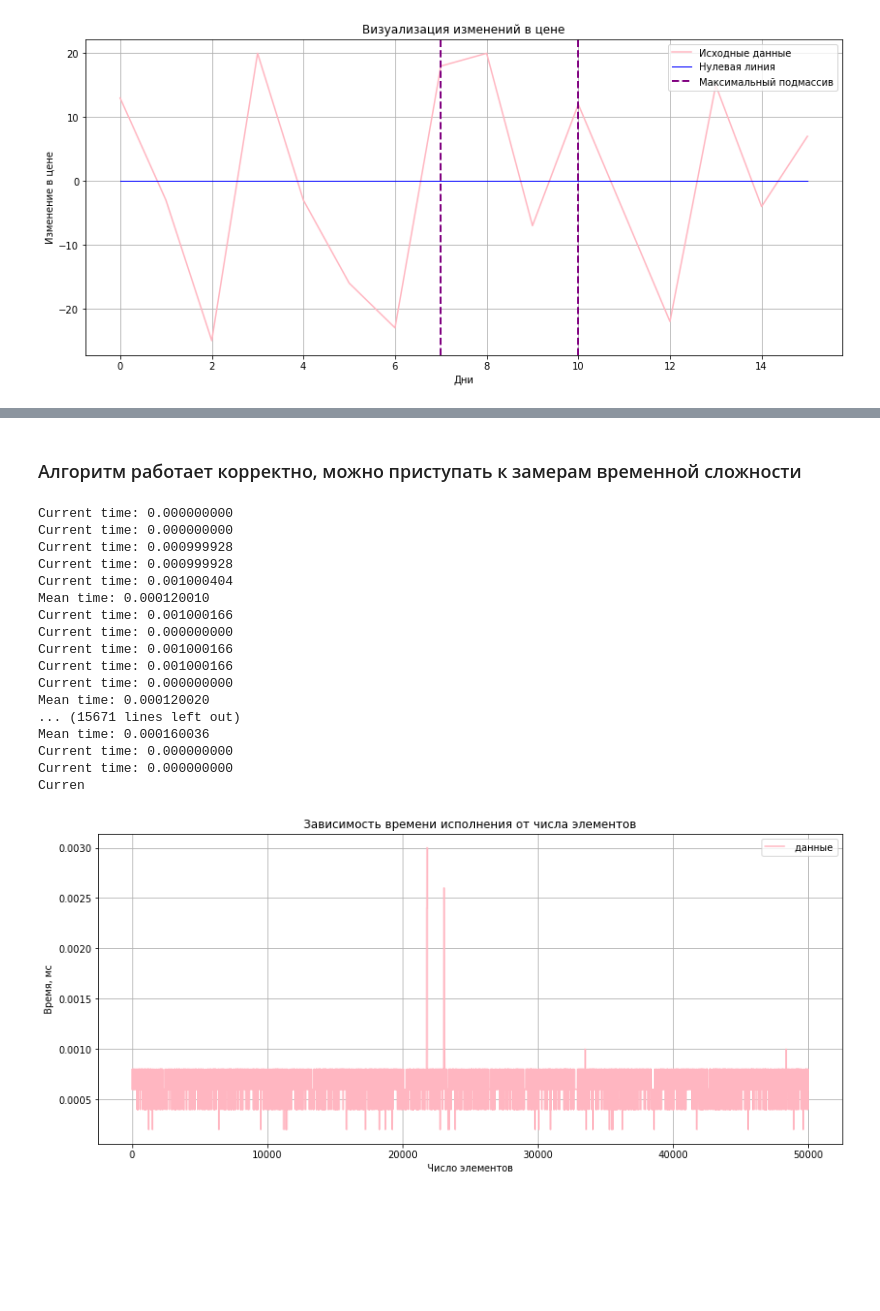
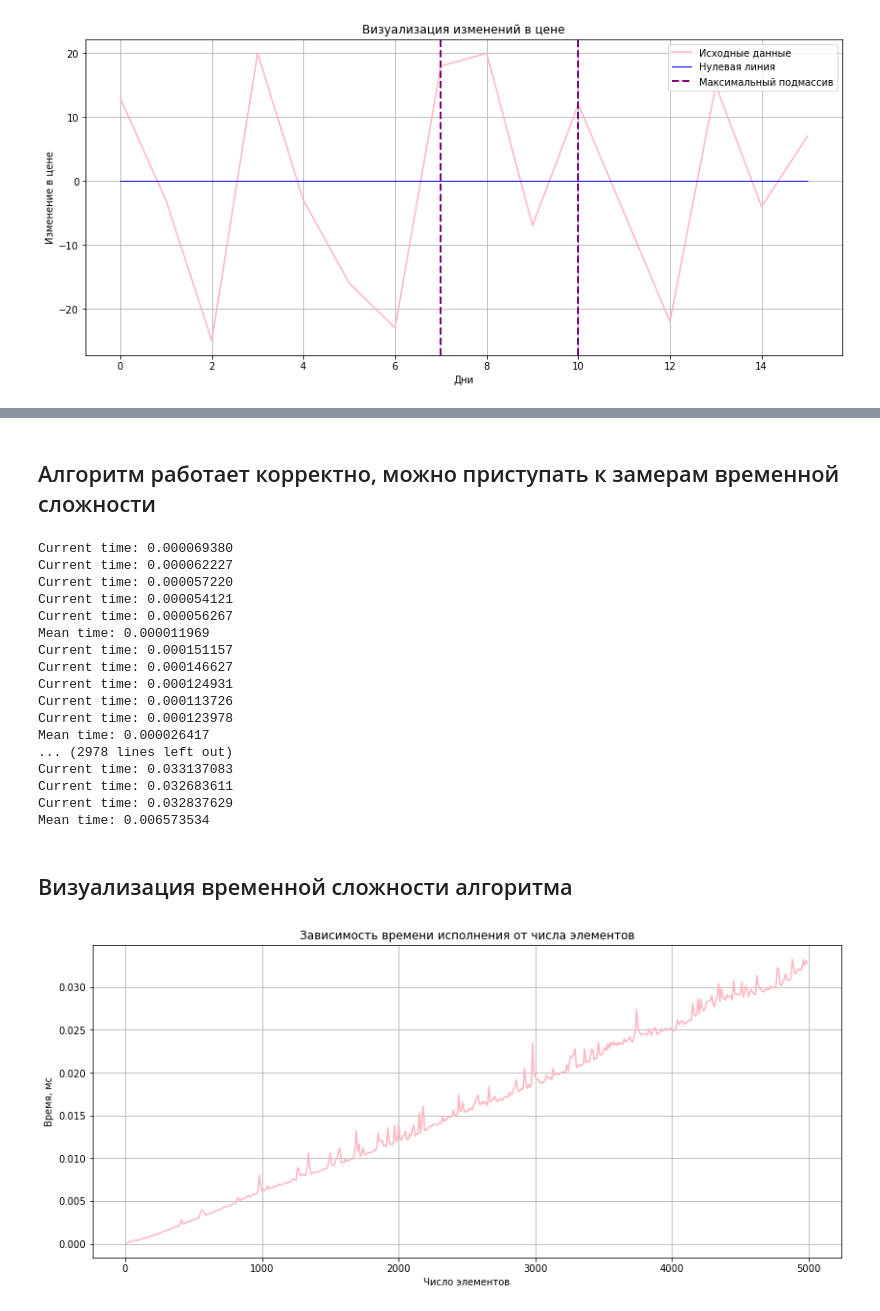
Before and after one commit to ChrisLisbon/ITMO_algorithms_classes, a Jupyter notebook: lab8.ipynb, the cells around one changed output, grey strips where cells are left out. Cells and saved outputs as stored; diff of their text form; code cells hidden in the pictures; blank space fills up the shorter version.

```diff
--- a/lab8.ipynb
+++ b/lab8.ipynb
@@ -82,10 +86,10 @@ visualize_result(A, left, right)
 # %% [markdown]
-### Алгоритм работает корректно, можно приступать к замерам временной сложности
+## Алгоритм работает корректно, можно приступать к замерам временной сложности
 # %%
 time_array=[]
-number_array=np.arange(10,50000,10)
+number_array=np.arange(10,5000,10)
 for i in number_array:
-    A=np.random.uniform(-20, 20, 100)
+    A=np.random.uniform(-20, 20, i)
     res_time=0
     for t in range(5):
         start_time = time.time()
@@ -96,33 +100,34 @@ for i in number_array:
     mean_time=res_time/5
     time_array.append(mean_time)
     print("Mean time: "+'{:0.9f}'.format(mean_time/5))
-    #left=resut[0]-1
-    #right=resut[1]-1
-    #summ=resut[2]
-    #visualize_result(A, left, right)
-plt.rcParams['figure.figsize'] = [14, 6]
-fig, ax = plt.subplots()
-ax.plot(number_array, time_array, color='#FFB6C1', label=' данные')
-ax.set(xlabel='Число элементов', ylabel='Время, мс',title='Зависимость времени исполнения от числа элементов')
-leg = plt.legend()
-ax.grid()
-plt.show()
+    #mem = max(memory_usage((find_maximum_subarray, (A, 1, len(A)))))
+    #print("Maximum memory used: {} MiB".format(mem))
 # %% [output]
-Current time: 0.000000000
-Current time: 0.000000000
-Current time: 0.000999928
-Current time: 0.000999928
-Current time: 0.001000404
-Mean time: 0.000120010
-Current time: 0.001000166
-Current time: 0.000000000
-Current time: 0.001000166
-Current time: 0.001000166
-Current time: 0.000000000
-Mean time: 0.000120020
-... (15671 lines left out)
-Mean time: 0.000160036
-Current time: 0.000000000
-Current time: 0.000000000
-Curren
+Current time: 0.000069380
+Current time: 0.000062227
+Current time: 0.000057220
+Current time: 0.000054121
+Current time: 0.000056267
+Mean time: 0.000011969
+Current time: 0.000151157
+Current time: 0.000146627
+Current time: 0.000124931
+Current time: 0.000113726
+Current time: 0.000123978
+Mean time: 0.000026417
+... (2978 lines left out)
+Current time: 0.033137083
+Current time: 0.032683611
+Current time: 0.032837629
+Mean time: 0.006573534
-[figure, removed]
+# %% [markdown]
+## Визуализация временной сложности алгоритма
+# %%
+plt.rcParams['figure.figsize'] = [14, 6]
+fig, ax = plt.subplots()
+ax.plot(number_array, time_array, color='#FFB6C1')
+ax.set(xlabel='Число элементов', ylabel='Время, мс',title='Зависимость времени исполнения от числа элементов')
+ax.grid()
+plt.show()
+# %% [output]
+[figure, added]
```
Also changed, not shown: parts of 3 cells of this notebook.
